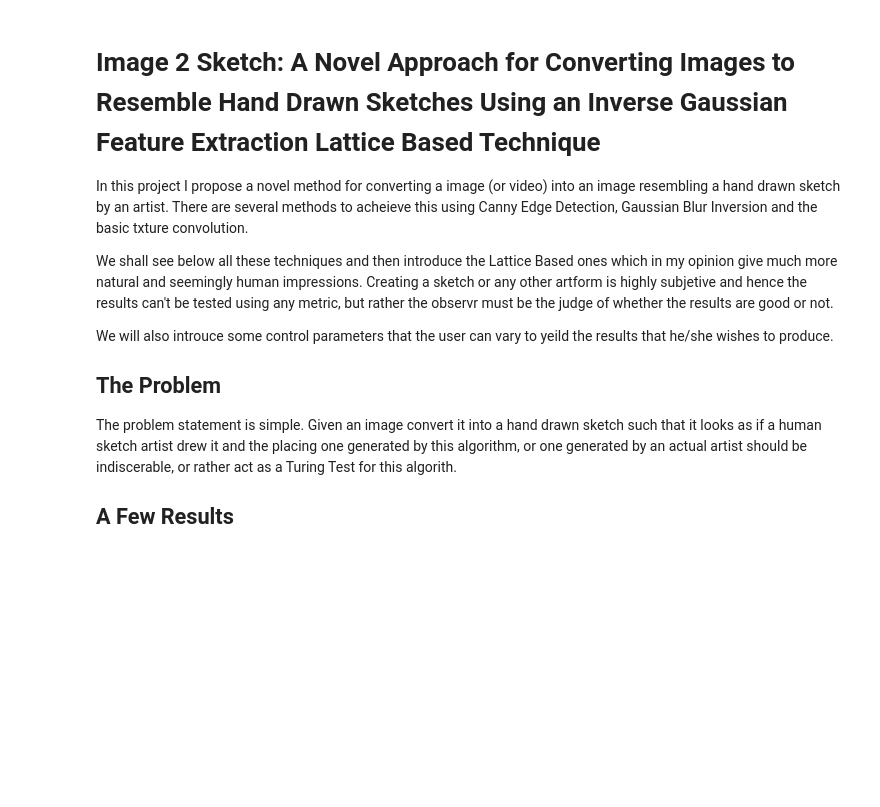
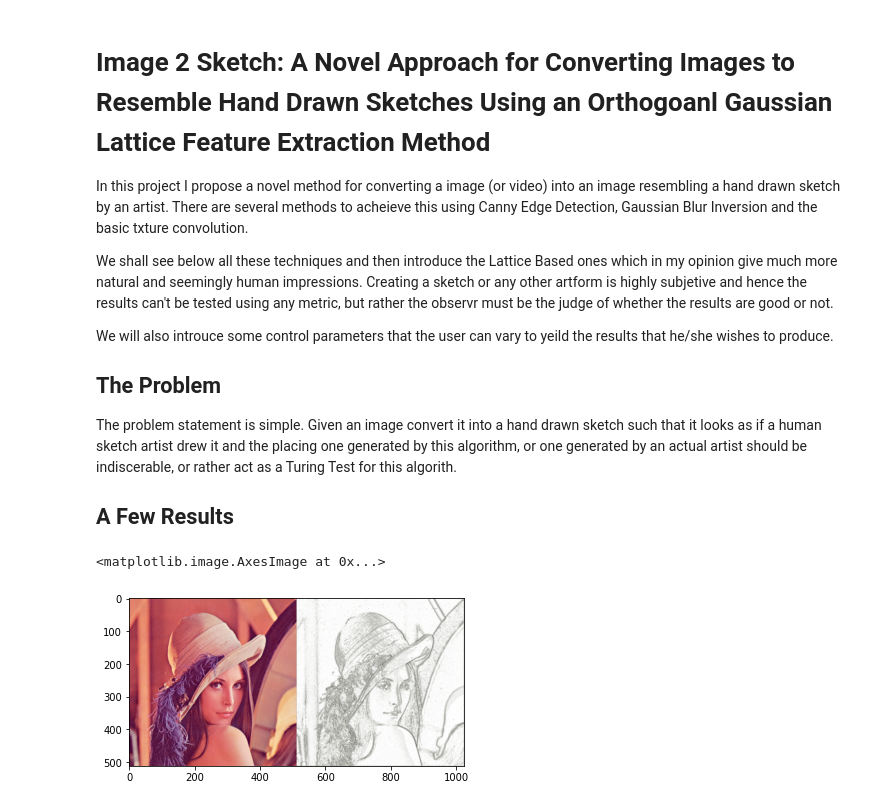
Before and after one commit to anishLearnsToCode/image2sketch, a Jupyter notebook: notebook/novel-method-explanation.ipynb, the cells around one changed output. Saved outputs shown, nothing was run; the diff lists cells and outputs as text; code cells hidden in the pictures; blank space fills up the shorter version.

```diff
--- a/notebook/novel-method-explanation.ipynb
+++ b/notebook/novel-method-explanation.ipynb
@@ -1,5 +1,5 @@
 # %% [markdown]
-# Image 2 Sketch: A Novel Approach for Converting Images to Resemble Hand Drawn Sketches Using an Inverse Gaussian Feature Extraction Lattice Based Technique
+# Image 2 Sketch: A Novel Approach for Converting Images to Resemble Hand Drawn Sketches Using an Orthogoanl Gaussian Lattice Feature Extraction Method
 
 In this project I propose a novel method for converting a image (or video) into an image resembling a hand drawn sketch by an artist. There are several methods to acheieve this using Canny Edge Detection, Gaussian Blur Inversion and the basic txture convolution.
 
@@ -19,3 +20,7 @@ import pprint
 # %%
 # Below are a few results of this algorithm on some standard images
-I = cv2.imread('../data')
+I = cv2.cvtColor(cv2.imread('../assets/lenna-results.png'), cv2.COLOR_BGR2RGB)
+plt.imshow(I)
+# %% [output]
+<matplotlib.image.AxesImage at 0x...>
+[figure, added]
```
Also changed, not shown: parts of 36 cells of this notebook, 3 other files.
